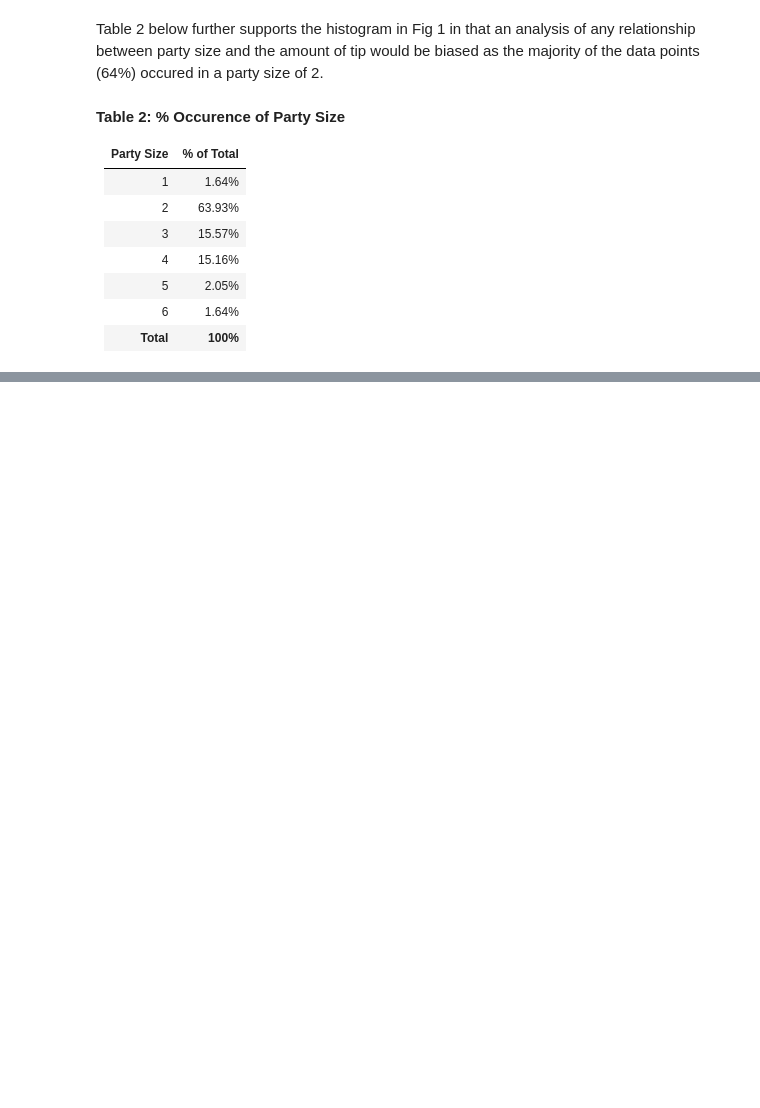
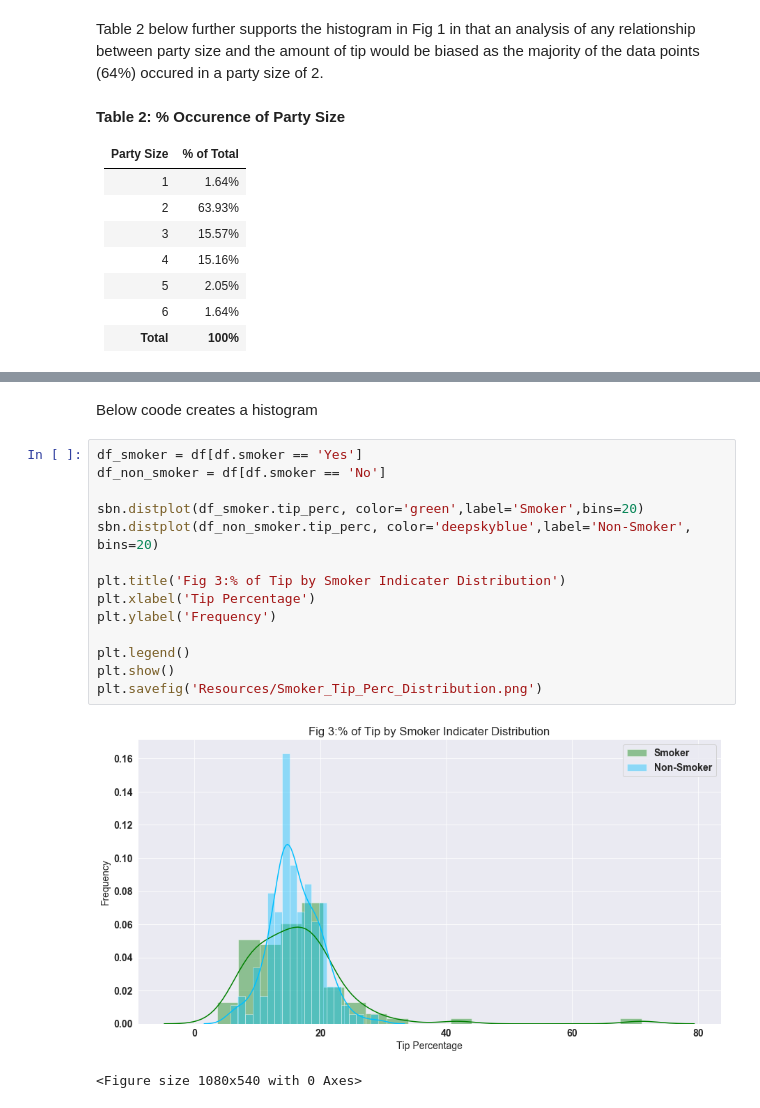
Before and after one commit to Dowline1/FODA-Project-2019, a Jupyter notebook: FODA-Project-2019.ipynb, the cells around one changed output, grey strips where cells are left out. Saved outputs shown, nothing was run; the diff lists cells and outputs as text; blank space fills up the shorter version.

```diff
--- a/FODA-Project-2019.ipynb
+++ b/FODA-Project-2019.ipynb
@@ -68,0 +117,19 @@ Table 2 below further supports the histogram in Fig 1 in that an analysis of any
+# %% [markdown]
+Below coode creates a histogram
+# %%
+df_smoker = df[df.smoker == 'Yes']
+df_non_smoker = df[df.smoker == 'No']
+
+sbn.distplot(df_smoker.tip_perc, color='green',label='Smoker',bins=20)
+sbn.distplot(df_non_smoker.tip_perc, color='deepskyblue',label='Non-Smoker', bins=20)
+
+plt.title('Fig 3:% of Tip by Smoker Indicater Distribution')
+plt.xlabel('Tip Percentage')
+plt.ylabel('Frequency')
+
+plt.legend()
+plt.show()
+plt.savefig('Resources/Smoker_Tip_Perc_Distribution.png')
+# %% [output]
+[figure, added]
+<Figure size 1080x540 with 0 Axes>
```
Also changed, not shown: parts of 8 cells of this notebook, 3 other files.
